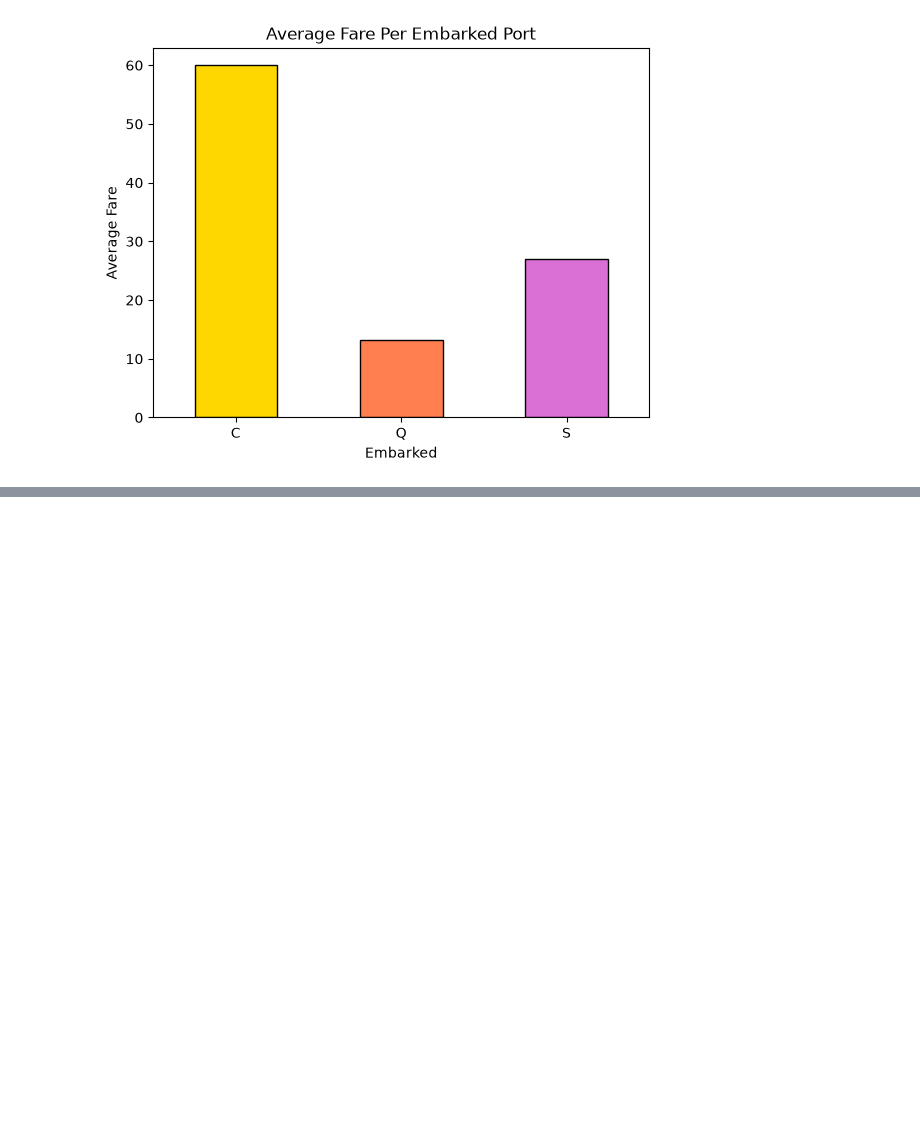
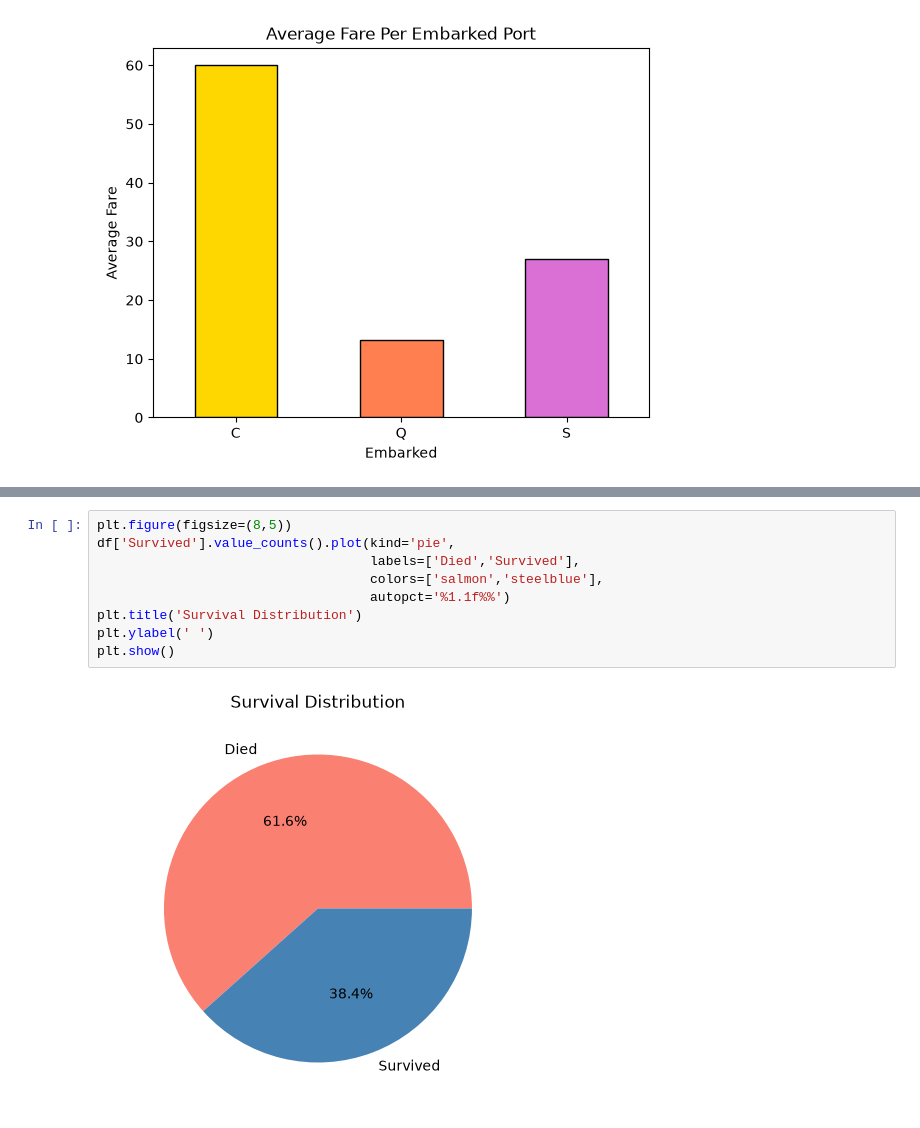
Before and after one commit to akshara1217/da-ml-journey, a Jupyter notebook: _titanic_eda.ipynb, the cells around one changed output, grey strips where cells are left out. Drawn from its saved outputs; the diff is of its cells as text; blank space fills up the shorter version.

```diff
--- a/_titanic_eda.ipynb
+++ b/_titanic_eda.ipynb
@@ -260,0 +311,11 @@ plt.show()
+# %%
+plt.figure(figsize=(8,5))
+df['Survived'].value_counts().plot(kind='pie',
+                                   labels=['Died','Survived'],
+                                   colors=['salmon','steelblue'],
+                                   autopct='%1.1f%%')
+plt.title('Survival Distribution')
+plt.ylabel(' ')
+plt.show()
+# %% [output]
+[figure, added]
```
Also changed, not shown: parts of 4 cells of this notebook, 1 other file.
